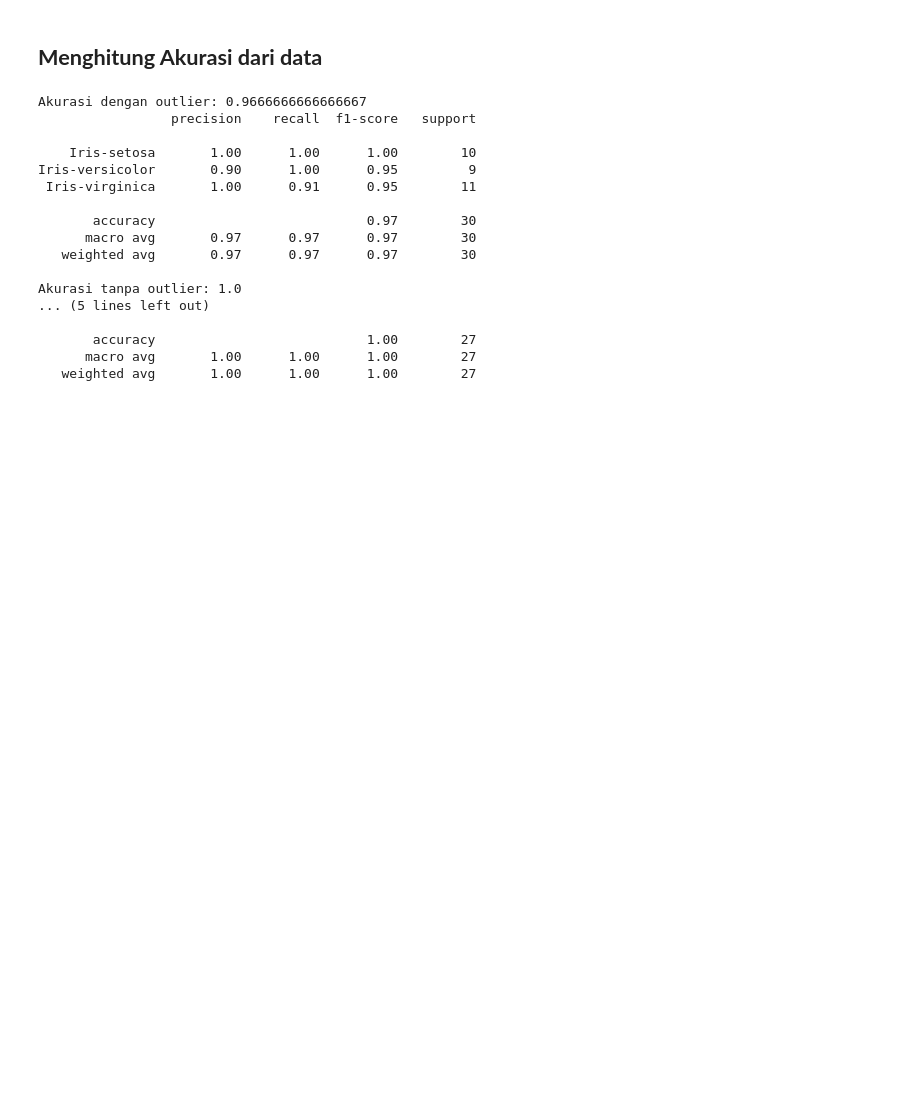
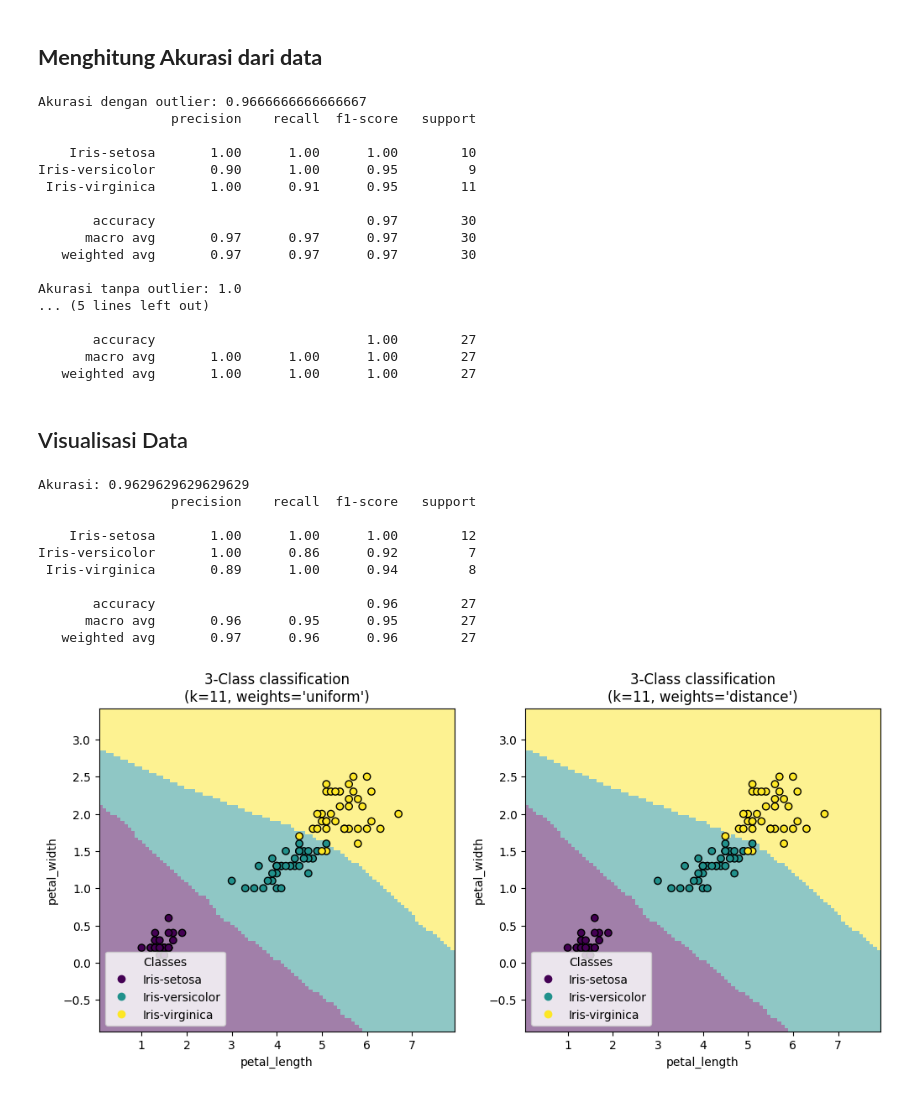
Before and after one commit to AdzinNaufal/pendata, a Jupyter notebook: _sources/KNN.ipynb, the cells around one changed output. Cells and saved outputs as stored; diff of their text form; code cells hidden in the pictures; blank space fills up the shorter version.

```diff
--- a/_sources/KNN.ipynb
+++ b/_sources/KNN.ipynb
@@ -265,3 +305,79 @@ Akurasi tanpa outlier: 1.0
        accuracy                           1.00        27
       macro avg       1.00      1.00      1.00        27
    weighted avg       1.00      1.00      1.00        27
+# %% [markdown]
+## Visualisasi Data
+# %%
+# Ambil dua fitur utama untuk visualisasi decision boundary
+feature_columns = ["petal_length", "petal_width"]
+# df_cleaned is likely meant to be the DataFrame after outlier removal
+# Ensure df_cleaned is the correct DataFrame from previous steps
+X = df_cleaned[feature_columns]
+y = df_cleaned["class"]
+
+# Encode label kelas ke numerik
+label_encoder = LabelEncoder()
+y_encoded = label_encoder.fit_transform(y)  # Ubah nama kelas jadi angka
+
+# Membagi data menjadi training (80%) dan testing (20%)
+X_train, X_test, y_train, y_test = train_test_split(
+    X, y_encoded, test_size=0.2, random_state=42
+)
+
+# Pipeline dengan KNN dan StandardScaler
+clf = Pipeline([
+    ("scaler", StandardScaler()),
+    ("knn", KNeighborsClassifier(n_neighbors=11))
+])
+
+# Pelatihan model KNN
+clf.fit(X_train, y_train)
+
+# Evaluasi model
+y_pred = clf.predict(X_test)
+print(f"Akurasi: {accuracy_score(y_test, y_pred)}")
+print(classification_report(y_test, y_pred, target_names=label_encoder.classes_))
+
+# Visualisasi Decision Boundary
+_, axs = plt.subplots(ncols=2, figsize=(12, 5))
+
+for ax, weights in zip(axs, ("uniform", "distance")):
+    clf.set_params(knn__weights=weights).fit(X_train, y_train)
+    disp = DecisionBoundaryDisplay.from_estimator(
+        clf,
+        X_test,
+        response_method="predict",
+        plot_method="pcolormesh",
+        xlabel=feature_columns[0],
+        ylabel=feature_columns[1],
+        shading="auto",
+        alpha=0.5,
+        ax=ax,
+    )
+    scatter = disp.ax_.scatter(
+        X_train.iloc[:, 0], X_train.iloc[:, 1],
+        c=y_train, edgecolors="k", cmap="viridis"
+    )
+    disp.ax_.legend(
+        scatter.legend_elements()[0],
+        label_encoder.classes_,
+        loc="lower left",
+        title="Classes",
+    )
+    _ = disp.ax_.set_title(
+        f"3-Class classification\n(k={clf[-1].n_neighbors}, weights={weights!r})"
+    )
+
+plt.show()
+# %% [output]
+Akurasi: 0.9629629629629629
+                 precision    recall  f1-score   support
+
+    Iris-setosa       1.00      1.00      1.00        12
+Iris-versicolor       1.00      0.86      0.92         7
+ Iris-virginica       0.89      1.00      0.94         8
+
+       accuracy                           0.96        27
+      macro avg       0.96      0.95      0.95        27
+   weighted avg       0.97      0.96      0.96        27
+[figure, added]
```
Also changed, not shown: parts of 7 cells of this notebook, 6 other files.
